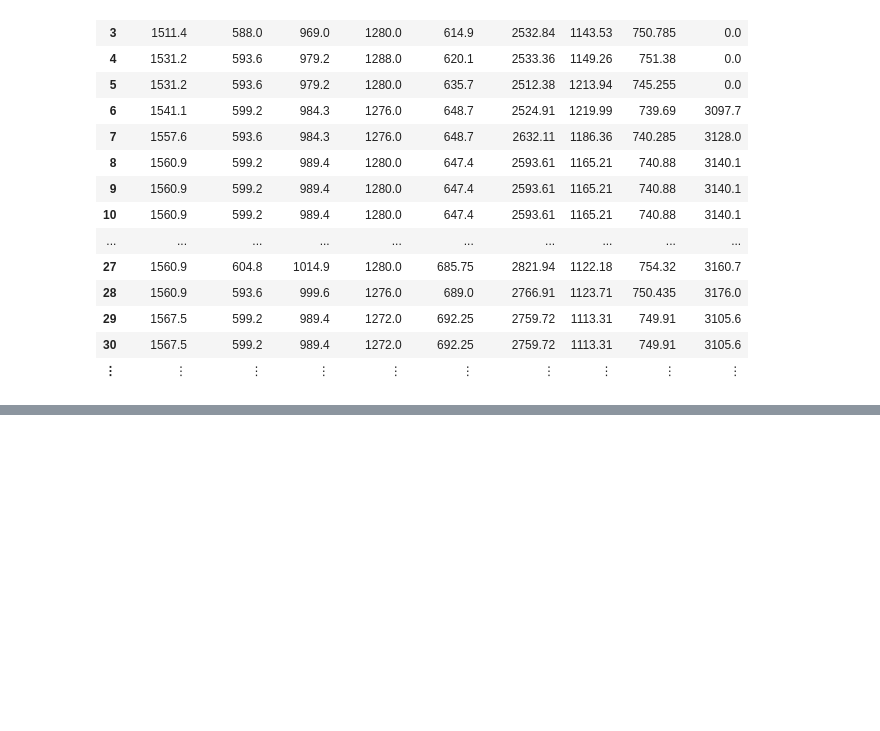
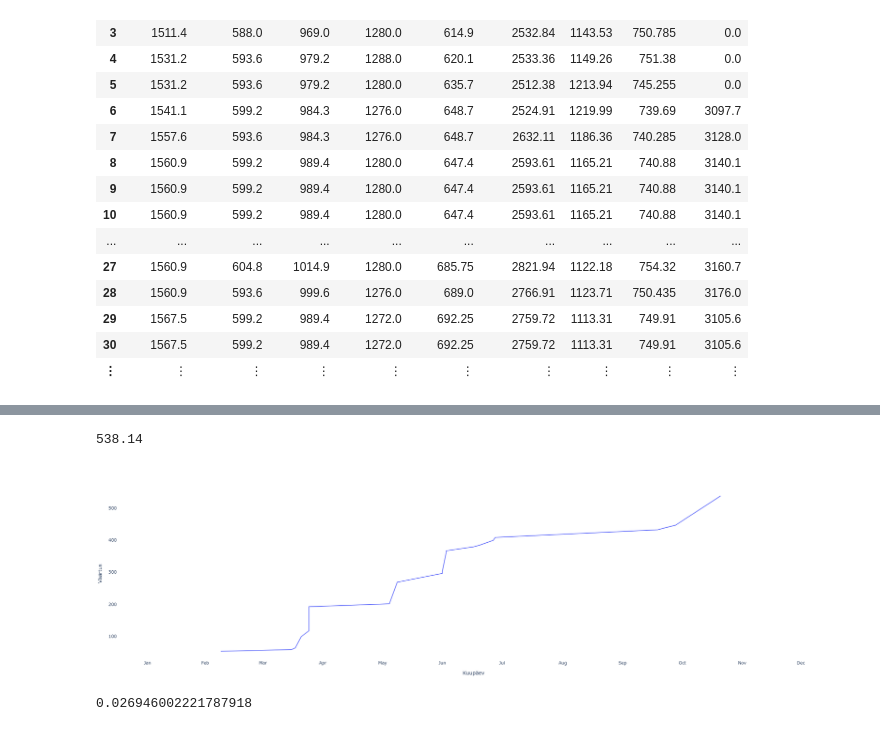
Before and after one commit to kilpkonn/PortfolioAnalysis, a Jupyter notebook: 2021-recap.ipynb, the cells around one changed output, grey strips where cells are left out. Cells and saved outputs as stored; diff of their text form; code cells hidden in the pictures; blank space fills up the shorter version.

Commit message:
Add dividends

```diff
--- a/2021-recap.ipynb
+++ b/2021-recap.ipynb
@@ -318,0 +361,2 @@ PlotlyJS.plot(plotdf, x=:Kuupäev, y=:Väärtus, color=:Aktsia, legend = :outert
+# %%
+allprofitlossdf = reduce(vcat, DataFrame.(CSV.File.(profitlossfiles)));
@@ -318,0 +381,2 @@ PlotlyJS.plot(plotdf, x=:Kuupäev, y=:Väärtus, color=:Aktsia, legend = :outert
+# %%
+yearprofitlossdf = allprofitlossdf[(allprofitlossdf."Laekumise kuupäev" .>= periodstart) .& (allprofitlossdf."Laekumise kuupäev" .<= periodend),:]
@@ -318,0 +403,26 @@ PlotlyJS.plot(plotdf, x=:Kuupäev, y=:Väärtus, color=:Aktsia, legend = :outert
+# %%
+totaldividend = yearprofitlossdf."Kokku EUR" |> sum
+# %% [output]
+538.14
+# %%
+plotdf = DataFrame()
+plotdf."Kuupäev" = yearprofitlossdf[!, "Laekumise kuupäev"]
+plotdf."Kokku" = cumsum(yearprofitlossdf."Kokku EUR")
+
+layout = Layout(
+    xaxis_title="Kuupäev",
+    yaxis_title="Väärtus",
+    legend_title_text="Aktsiad",
+    xaxis=attr(dtick="M1", tickformat="%b", ticklabelmode="period", range=[periodstart, periodend]),
+    plot_bgcolor="white",
+    width=1800, height=600,
+)
+
+PlotlyJS.plot(plotdf, x=:Kuupäev, y=:Kokku, layout)
+# %% [output]
+[figure, added]
+# %%
+avg_portfolio = sum.(eachrow(yearportfoliodf[!, names(yearportfoliodf)[1:end-1]])) |> mean
+dividend_yield = totaldividend / avg_portfolio
+# %% [output]
+0.026946002221787918
```
Also changed, not shown: parts of 15 cells of this notebook.
